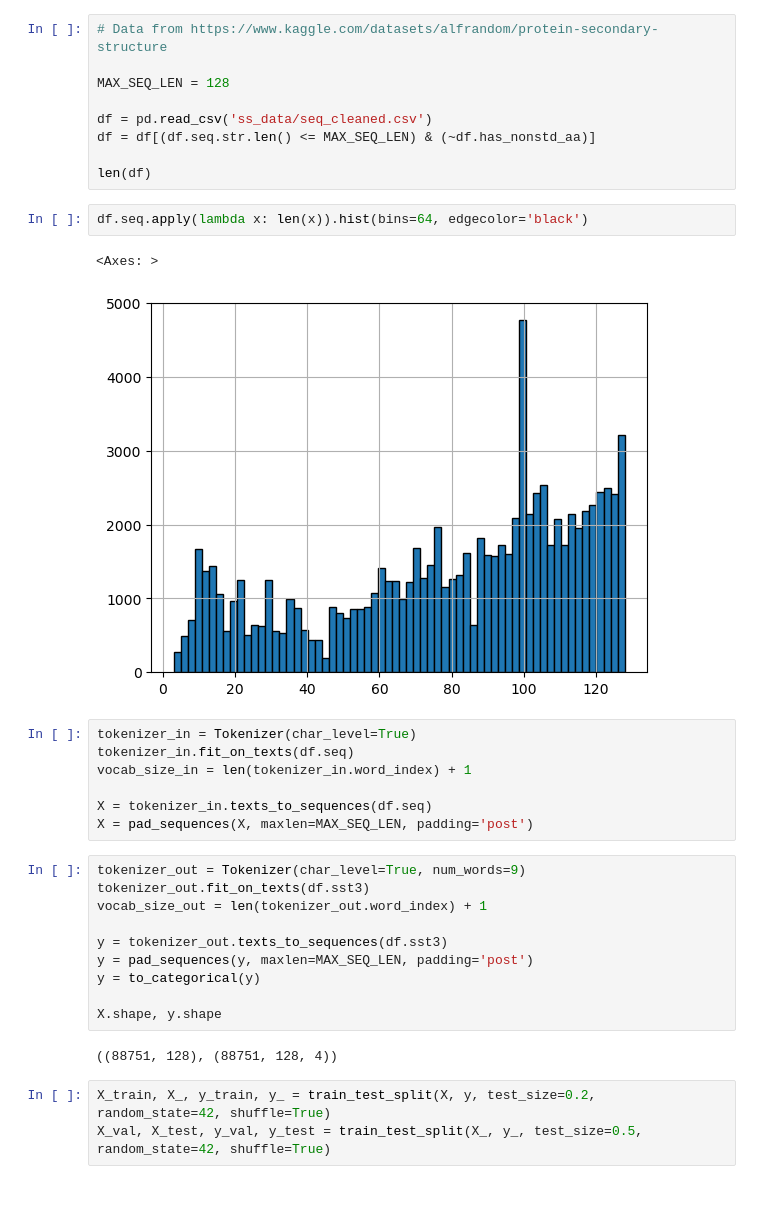
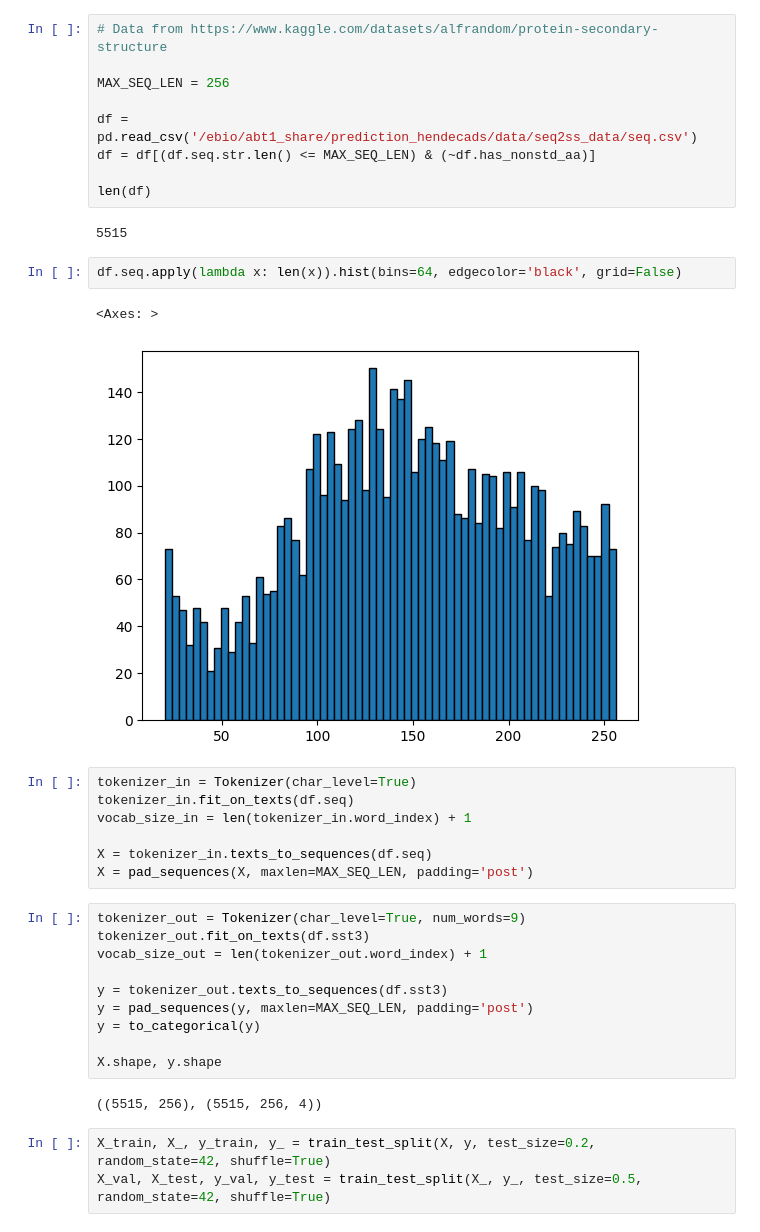
Before and after one commit to donEnno/hendecads, a Jupyter notebook: code/seq2ss.ipynb, the cells around one changed output. Saved outputs shown, nothing was run; the diff lists cells and outputs as text; blank space fills up the shorter version.

```diff
--- a/code/seq2ss.ipynb
+++ b/code/seq2ss.ipynb
@@ -23,17 +23,19 @@ To enable the following instructions: AVX2 FMA, in other operations, rebuild Ten
 # %%
 # Data from https://www.kaggle.com/datasets/alfrandom/protein-secondary-structure
 
-MAX_SEQ_LEN = 128
+MAX_SEQ_LEN = 256
 
-df = pd.read_csv('ss_data/seq_cleaned.csv')
+df = pd.read_csv('/ebio/abt1_share/prediction_hendecads/data/seq2ss_data/seq.csv')
 df = df[(df.seq.str.len() <= MAX_SEQ_LEN) & (~df.has_nonstd_aa)]
 
 len(df)
+# %% [output]
+5515
 # %%
-df.seq.apply(lambda x: len(x)).hist(bins=64, edgecolor='black')
+df.seq.apply(lambda x: len(x)).hist(bins=64, edgecolor='black', grid=False)
 # %% [output]
 <Axes: >
-[figure, old version]
+[figure, new version]
 # %%
 tokenizer_in = Tokenizer(char_level=True)
 tokenizer_in.fit_on_texts(df.seq)
@@ -52,7 +54,7 @@ y = to_categorical(y)
 
 X.shape, y.shape
 # %% [output]
-((88751, 128), (88751, 128, 4))
+((5515, 256), (5515, 256, 4))
 # %%
 X_train, X_, y_train, y_ = train_test_split(X, y, test_size=0.2, random_state=42, shuffle=True)
 X_val, X_test, y_val, y_test = train_test_split(X_, y_, test_size=0.5, random_state=42, shuffle=True)
```
Also changed, not shown: parts of 10 cells of this notebook, 1 other file.
